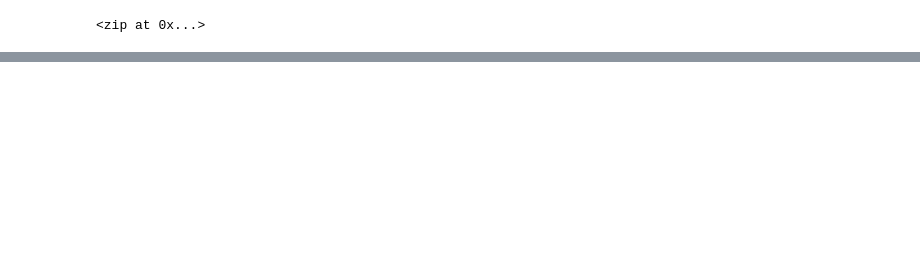
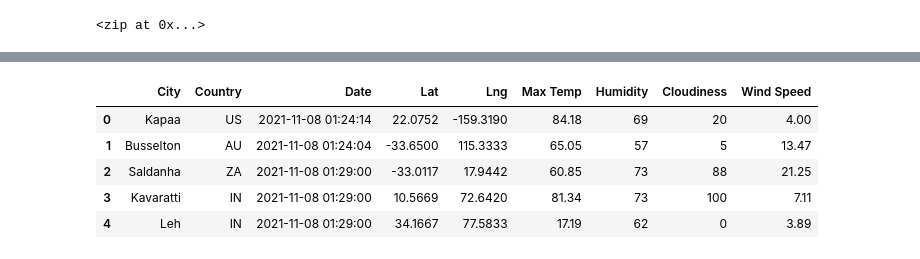
Before and after one commit to echoqshen/World_Weather_Analysis, a Jupyter notebook: WeatherPy.ipynb, the cells around one changed output, grey strips where cells are left out. Saved outputs shown, nothing was run; the diff lists cells and outputs as text; code cells hidden in the pictures; blank space fills up the shorter version.

```diff
--- a/WeatherPy.ipynb
+++ b/WeatherPy.ipynb
@@ -6,0 +12,3 @@ from citipy import citipy
+# %%
+# Starting URL for Weather Map API Call.
+url = "http://api.openweathermap.org/data/2.5/weather?units=Imperial&APPID=" + weather_api_key
@@ -6,0 +19,10 @@ from citipy import citipy
+# %%
+# Create an empty list to hold the weather data.
+city_data = []
+# Print the beginning of the logging.
+print("Beginning Data Retrieval     ")
+print("-----------------------------")
+
+# Create counters.
+record_count = 1
+set_count = 1
@@ -34,0 +126,11 @@ len(cities)
+# %%
+# Convert the array of dictionaries to a Pandas DataFrame.
+city_data_df = pd.DataFrame(city_data)
+city_data_df.head()
+# %% [output]
+|  | City | Country | Date | Lat | Lng | Max Temp | Humidity | Cloudiness | Wind Speed |
+| 0 | Kapaa | US | 2021-11-08 01:24:14 | 22.0752 | -159.3190 | 84.18 | 69 | 20 | 4.00 |
+| 1 | Busselton | AU | 2021-11-08 01:24:04 | -33.6500 | 115.3333 | 65.05 | 57 | 5 | 13.47 |
+| 2 | Saldanha | ZA | 2021-11-08 01:29:00 | -33.0117 | 17.9442 | 60.85 | 73 | 88 | 21.25 |
+| 3 | Kavaratti | IN | 2021-11-08 01:29:00 | 10.5669 | 72.6420 | 81.34 | 73 | 100 | 7.11 |
+| 4 | Leh | IN | 2021-11-08 01:29:00 | 34.1667 | 77.5833 | 17.19 | 62 | 0 | 3.89 |
```
Also changed, not shown: parts of 7 cells of this notebook, 3 other files.
